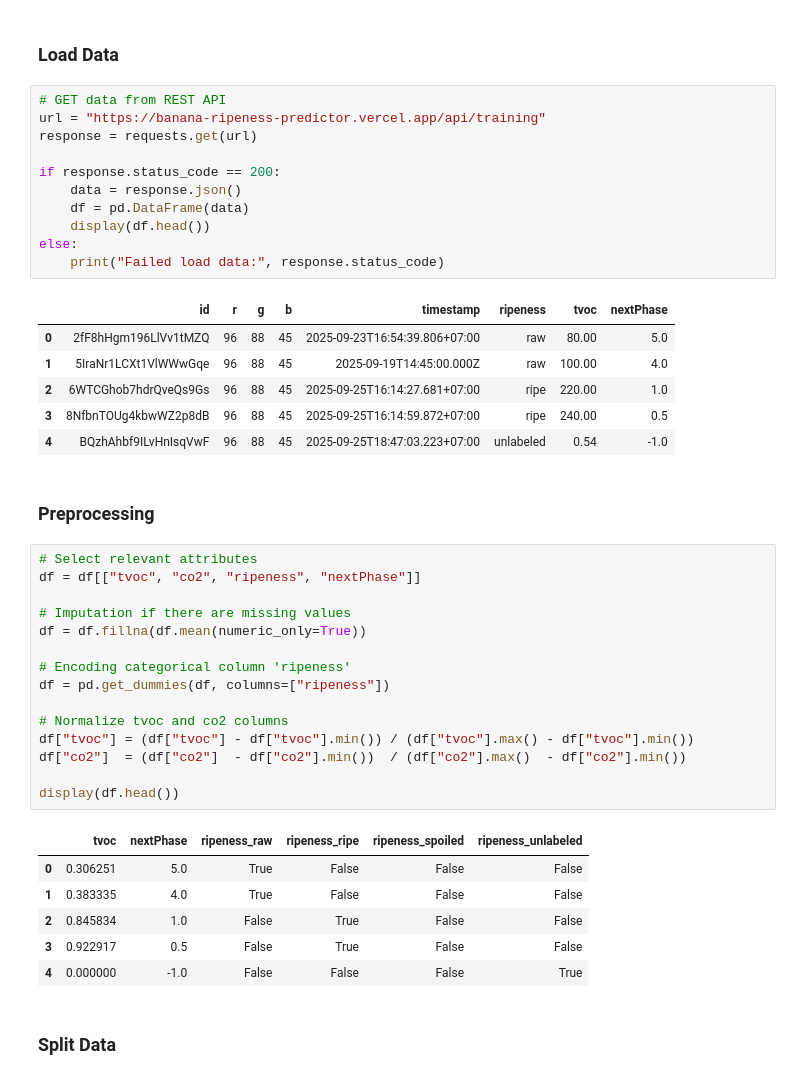
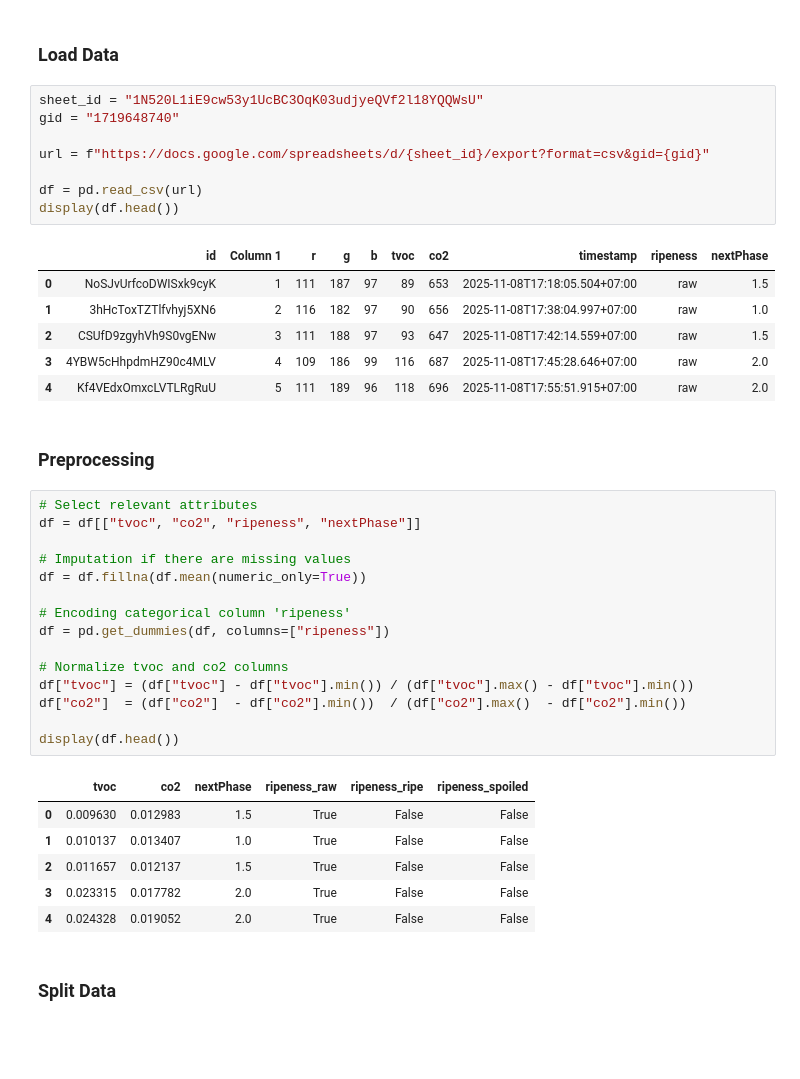
Before and after one commit to Kholil-Asjaduddin/banana-ripeness-predictor, a Jupyter notebook: machine-learning/prediction/knn_tuning.ipynb, the cells around one changed output. Saved outputs shown, nothing was run; the diff lists cells and outputs as text; blank space fills up the shorter version.

```diff
--- a/machine-learning/prediction/knn_tuning.ipynb
+++ b/machine-learning/prediction/knn_tuning.ipynb
@@ -16,23 +16,20 @@ import matplotlib.pyplot as plt
 # %% [markdown]
 ### Load Data
 # %%
-# GET data from REST API
-url = "https://banana-ripeness-predictor.vercel.app/api/training"
-response = requests.get(url)
+sheet_id = "1N520L1iE9cw53y1UcBC3OqK03udjyeQVf2l18YQQWsU"
+gid = "1719648740"
 
-if response.status_code == 200:
-    data = response.json()
-    df = pd.DataFrame(data)
-    display(df.head())
-else:
-    print("Failed load data:", response.status_code)
+url = f"https://docs.google.com/spreadsheets/d/{sheet_id}/export?format=csv&gid={gid}"
+
+df = pd.read_csv(url)
+display(df.head())
 # %% [output]
-|  | id | r | g | b | timestamp | ripeness | tvoc | nextPhase |
-| 0 | 2fF8hHgm196LlVv1tMZQ | 96 | 88 | 45 | 2025-09-23T16:54:39.806+07:00 | raw | 80.00 | 5.0 |
-| 1 | 5IraNr1LCXt1VlWWwGqe | 96 | 88 | 45 | 2025-09-19T14:45:00.000Z | raw | 100.00 | 4.0 |
-| 2 | 6WTCGhob7hdrQveQs9Gs | 96 | 88 | 45 | 2025-09-25T16:14:27.681+07:00 | ripe | 220.00 | 1.0 |
-| 3 | 8NfbnTOUg4kbwWZ2p8dB | 96 | 88 | 45 | 2025-09-25T16:14:59.872+07:00 | ripe | 240.00 | 0.5 |
-| 4 | BQzhAhbf9ILvHnIsqVwF | 96 | 88 | 45 | 2025-09-25T18:47:03.223+07:00 | unlabeled | 0.54 | -1.0 |
+|  | id | Column 1 | r | g | b | tvoc | co2 | timestamp | ripeness | nextPhase |
+| 0 | NoSJvUrfcoDWISxk9cyK | 1 | 111 | 187 | 97 | 89 | 653 | 2025-11-08T17:18:05.504+07:00 | raw | 1.5 |
+| 1 | 3hHcToxTZTlfvhyj5XN6 | 2 | 116 | 182 | 97 | 90 | 656 | 2025-11-08T17:38:04.997+07:00 | raw | 1.0 |
+| 2 | CSUfD9zgyhVh9S0vgENw | 3 | 111 | 188 | 97 | 93 | 647 | 2025-11-08T17:42:14.559+07:00 | raw | 1.5 |
+| 3 | 4YBW5cHhpdmHZ90c4MLV | 4 | 109 | 186 | 99 | 116 | 687 | 2025-11-08T17:45:28.646+07:00 | raw | 2.0 |
+| 4 | Kf4VEdxOmxcLVTLRgRuU | 5 | 111 | 189 | 96 | 118 | 696 | 2025-11-08T17:55:51.915+07:00 | raw | 2.0 |
 # %% [markdown]
 ### Preprocessing
 # %%
@@ -51,12 +48,12 @@ df["co2"]  = (df["co2"]  - df["co2"].min())  / (df["co2"].max()  - df["co2"].min
 
 display(df.head())
 # %% [output]
-|  | tvoc | nextPhase | ripeness_raw | ripeness_ripe | ripeness_spoiled | ripeness_unlabeled |
-| 0 | 0.306251 | 5.0 | True | False | False | False |
-| 1 | 0.383335 | 4.0 | True | False | False | False |
-| 2 | 0.845834 | 1.0 | False | True | False | False |
-| 3 | 0.922917 | 0.5 | False | True | False | False |
-| 4 | 0.000000 | -1.0 | False | False | False | True |
+|  | tvoc | co2 | nextPhase | ripeness_raw | ripeness_ripe | ripeness_spoiled |
+| 0 | 0.009630 | 0.012983 | 1.5 | True | False | False |
+| 1 | 0.010137 | 0.013407 | 1.0 | True | False | False |
+| 2 | 0.011657 | 0.012137 | 1.5 | True | False | False |
+| 3 | 0.023315 | 0.017782 | 2.0 | True | False | False |
+| 4 | 0.024328 | 0.019052 | 2.0 | True | False | False |
 # %% [markdown]
 ### Split Data
 # %%
```
Also changed, not shown: parts of 4 cells of this notebook, 1 other file.
